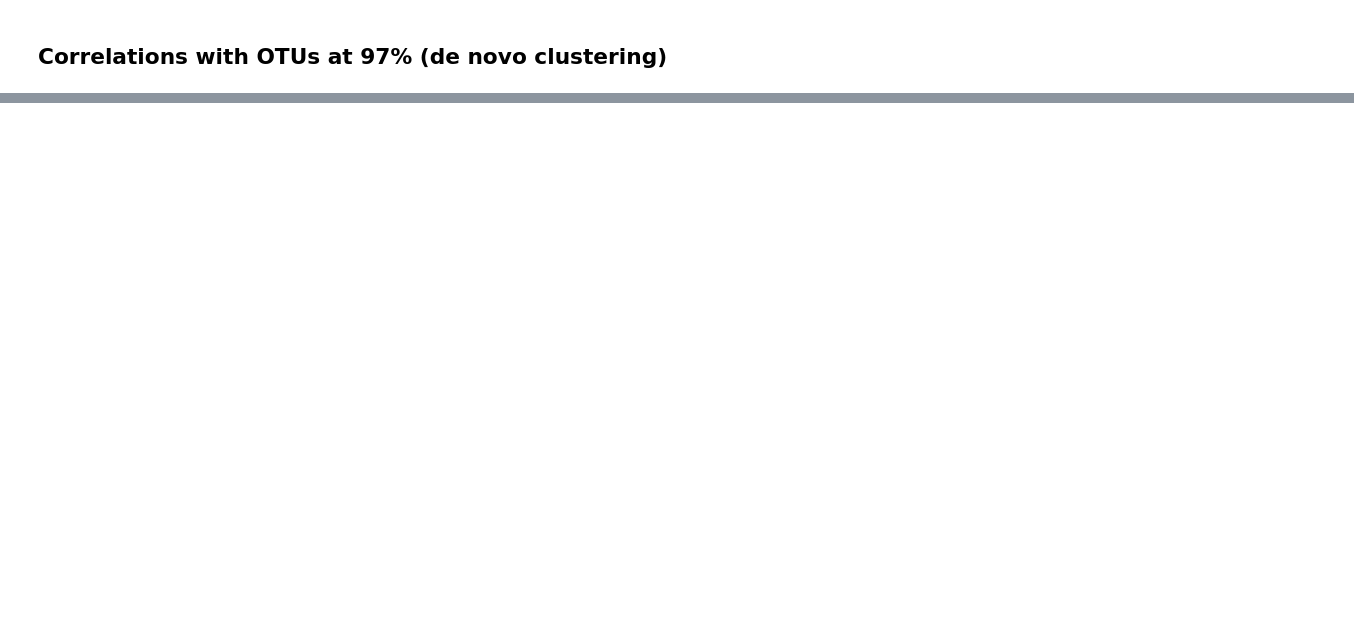
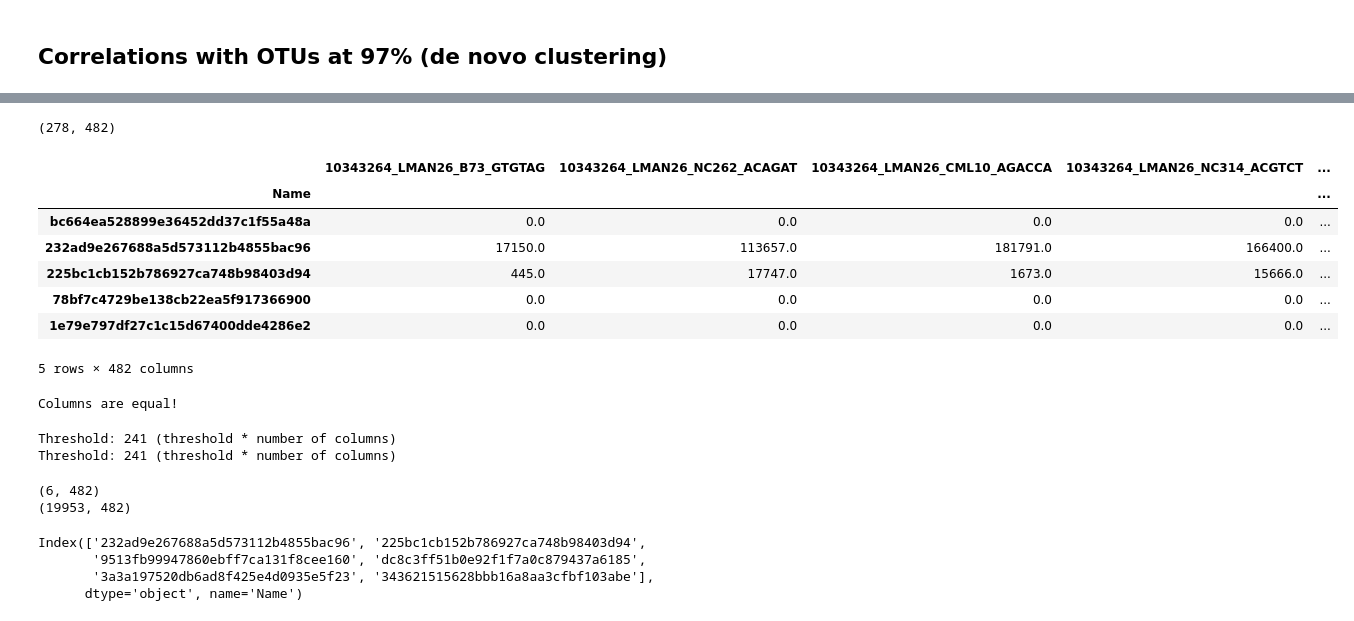
Before and after one commit to SantosRAC/maize_microbiome_transcriptomics, a Jupyter notebook: correlations_rnaseq_metataxonomics/expr_metataxonomics_clustasvs_cors.ipynb, the cells around one changed output, grey strips where cells are left out. Cells and saved outputs as stored; diff of their text form; code cells hidden in the pictures; blank space fills up the shorter version.

```diff
--- a/correlations_rnaseq_metataxonomics/expr_metataxonomics_clustasvs_cors.ipynb
+++ b/correlations_rnaseq_metataxonomics/expr_metataxonomics_clustasvs_cors.ipynb
@@ -288,0 +417,4 @@ None
+# %%
+kremling_expression_v5_denovo85 = kremling_expression_v5.filter(items=wallace_asvs_q20_fw_denovo85_silva.columns)
+# %%
+wallace_asvs_q20_fw_denovo85_silva = wallace_asvs_q20_fw_denovo85_silva.filter(items=kremling_expression_v5_denovo85.columns)
@@ -288,0 +434,37 @@ None
+# %%
+print(wallace_asvs_q20_fw_denovo85_silva.shape)
+wallace_asvs_q20_fw_denovo85_silva.head()
+# %% [output]
+(278, 482)
+|  | 10343264_LMAN26_B73_GTGTAG | 10343264_LMAN26_NC262_ACAGAT | 10343264_LMAN26_CML10_AGACCA | 10343264_LMAN26_NC314_ACGTCT | ... |
+| Name |  |  |  |  | ... |
+| bc664ea528899e36452dd37c1f55a48a | 0.0 | 0.0 | 0.0 | 0.0 | ... |
+| 232ad9e267688a5d573112b4855bac96 | 17150.0 | 113657.0 | 181791.0 | 166400.0 | ... |
+| 225bc1cb152b786927ca748b98403d94 | 445.0 | 17747.0 | 1673.0 | 15666.0 | ... |
+| 78bf7c4729be138cb22ea5f917366900 | 0.0 | 0.0 | 0.0 | 0.0 | ... |
+| 1e79e797df27c1c15d67400dde4286e2 | 0.0 | 0.0 | 0.0 | 0.0 | ... |
+5 rows × 482 columns
+# %%
+if wallace_asvs_q20_fw_denovo85_silva.columns.all() == kremling_expression_v5_denovo85.columns.all():
+    print('Columns are equal!')
+# %% [output]
+Columns are equal!
+# %%
+wallace_asvs_q20_fw_denovo85_silva_zeros_filtered = count_zeros(wallace_asvs_q20_fw_denovo85_silva)
+kremling_expression_v5_denovo85_zeros_filtered = count_zeros(kremling_expression_v5_denovo85)
+# %% [output]
+Threshold: 241 (threshold * number of columns)
+Threshold: 241 (threshold * number of columns)
+# %%
+print(wallace_asvs_q20_fw_denovo85_silva_zeros_filtered.shape)
+print(kremling_expression_v5_denovo85_zeros_filtered.shape)
+# %% [output]
+(6, 482)
+(19953, 482)
+# %%
+wallace_asvs_q20_fw_denovo85_silva_zeros_filtered.index
+# %% [output]
+Index(['232ad9e267688a5d573112b4855bac96', '225bc1cb152b786927ca748b98403d94',
+       '9513fb99947860ebff7ca131f8cee160', 'dc8c3ff51b0e92f1f7a0c879437a6185',
+       '3a3a197520db6ad8f425e4d0935e5f23', '343621515628bbb16a8aa3cfbf103abe'],
+      dtype='object', name='Name')
```
Also changed, not shown: parts of 29 cells of this notebook.
